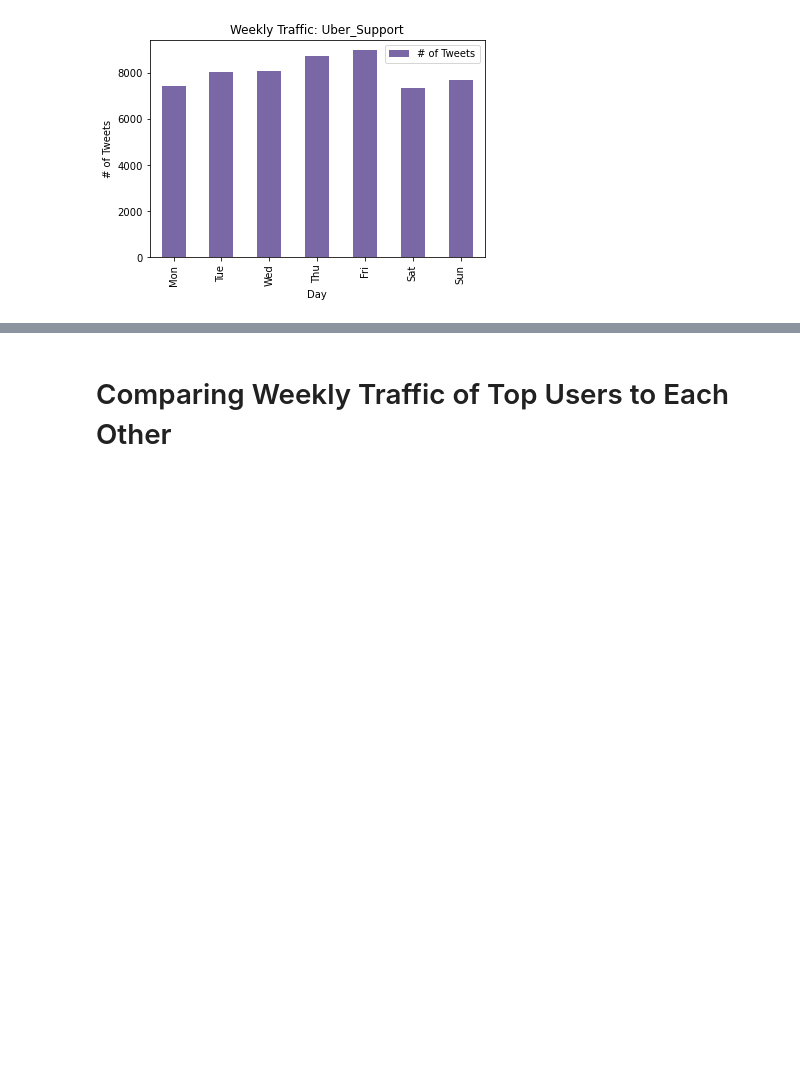
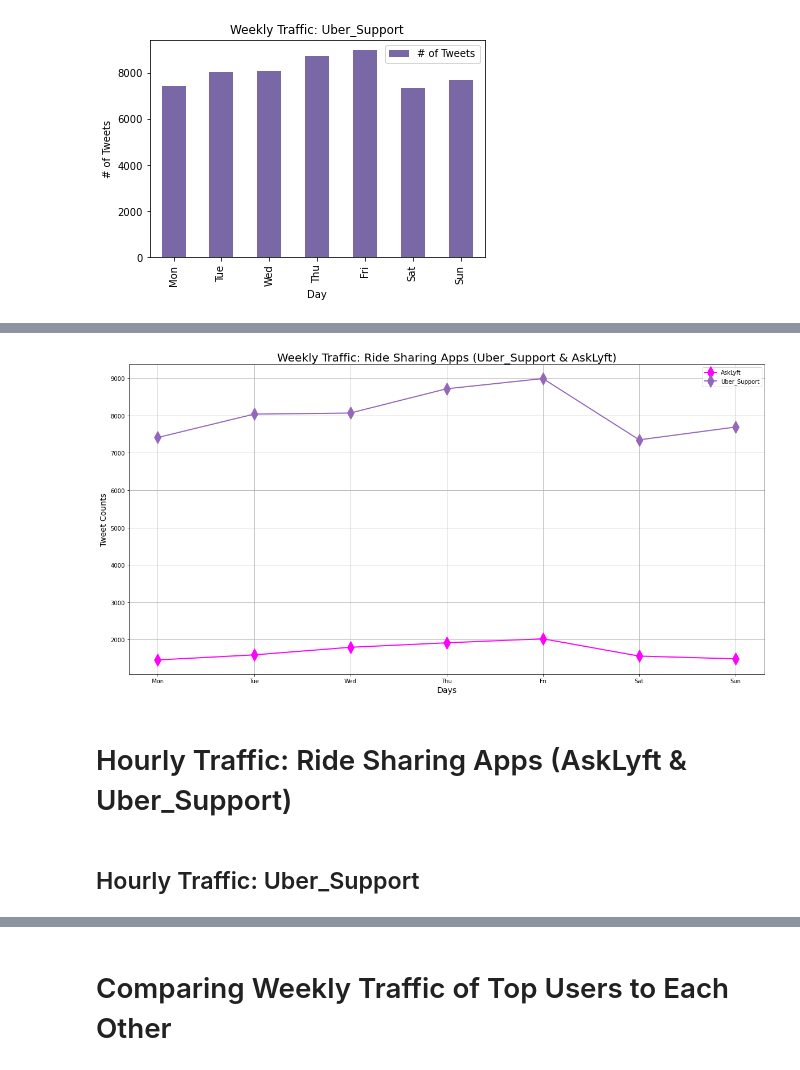
Before and after one commit to cfrivera/OA-Project, a Jupyter notebook: Tw_Chatbot_Analysis.ipynb, the cells around one changed output, grey strips where cells are left out. Drawn from its saved outputs; the diff is of its cells as text; code cells hidden in the pictures; blank space fills up the shorter version.

```diff
--- a/Tw_Chatbot_Analysis.ipynb
+++ b/Tw_Chatbot_Analysis.ipynb
@@ -486,0 +661,9 @@ uber_compare_final = uber_compare_final.rename(columns={'index':'Day'})
+# %%
+# New dataset for AskLyft to be used to compare to other users
+lyft_compare = ac[ac['author_id'].str.contains(pat='AskLyft')]
+lyft_compare['Day of the Wk'] = lyft_compare['created_at'].str[:3]
+lyft_compare_inital = pd.DataFrame({'AskLyft':lyft['Day of the Wk'].value_counts()})
+lyft_compare_inital = lyft_compare_inital.reindex(['Mon','Tue','Wed','Thu','Fri','Sat','Sun'])
+lyft_compare_final = lyft_compare_inital.reset_index(level=0)
+lyft_compare_final = lyft_compare_final.rename(columns={'index':'Day'})
+lyft_compare_final
@@ -486,0 +686,18 @@ uber_compare_final = uber_compare_final.rename(columns={'index':'Day'})
+# %%
+fig = plt.figure(figsize=(20,10))
+
+plt.plot(lyft_compare_final['Day'], lyft_compare_final['AskLyft'], color='magenta', marker='d',linewidth=2, markersize=15, label='AskLyft')
+plt.plot(uber_compare_final['Day'], uber_compare_final['Uber_Support'], color='tab:purple', marker='d',linewidth=2, markersize=15, label='Uber_Support')
+
+plt.title('Weekly Traffic: Ride Sharing Apps (Uber_Support & AskLyft)', fontsize=20)
+plt.xlabel('Days', fontsize=14)
+plt.ylabel('Tweet Counts', fontsize=14)
+plt.grid(True)
+plt.legend()
+plt.show()
+# %% [output]
+[figure, added]
+# %% [markdown]
+# Hourly Traffic: Ride Sharing Apps (AskLyft & Uber_Support)
+# %% [markdown]
+## Hourly Traffic: Uber_Support
```
Also changed, not shown: parts of 149 cells of this notebook.
